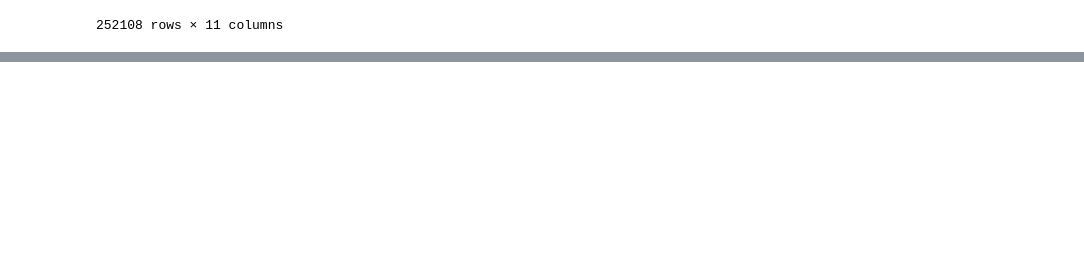
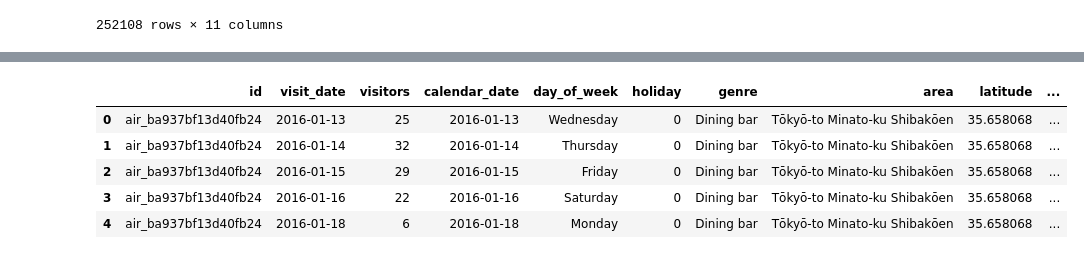
Before and after one commit to fawad07/dat-07-26, a Jupyter notebook: ClassMaterial/Unit2/Class8/Class 8 Notebook.ipynb, the cells around one changed output, grey strips where cells are left out. Drawn from its saved outputs; the diff is of its cells as text; code cells hidden in the pictures; blank space fills up the shorter version.

```diff
--- a/ClassMaterial/Unit2/Class8/Class 8 Notebook.ipynb
+++ b/ClassMaterial/Unit2/Class8/Class 8 Notebook.ipynb
@@ -519,3 +519,8 @@ df.set_index(['id', 'visit_date']).groupby(level=)
 |  | 2017-03-20 | 31 | 2017-03-20 | Monday | 1 | Italian/French | Hyōgo-ken Kōbe-shi Kumoidōri | 34.695124 | 135.197852 | ... |
 |  | 2017-04-09 | 26 | 2017-04-09 | Sunday | 0 | Italian/French | Hyōgo-ken Kōbe-shi Kumoidōri | 34.695124 | 135.197852 | ... |
 252108 rows × 11 columns
+# %%
+df['month'] = df['visit_date'].dt.month
+df['year'] = df['visit_date'].dt.year
+df['quarter'] = df['visit_date'].dt.quarter
+df['time'] = df['visit_date'] - df['visit_date'].min()
@@ -521,0 +543,9 @@ df.set_index(['id', 'visit_date']).groupby(level=)
+# %%
+df.head()
+# %% [output]
+|  | id | visit_date | visitors | calendar_date | day_of_week | holiday | genre | area | latitude | ... |
+| 0 | air_ba937bf13d40fb24 | 2016-01-13 | 25 | 2016-01-13 | Wednesday | 0 | Dining bar | Tōkyō-to Minato-ku Shibakōen | 35.658068 | ... |
+| 1 | air_ba937bf13d40fb24 | 2016-01-14 | 32 | 2016-01-14 | Thursday | 0 | Dining bar | Tōkyō-to Minato-ku Shibakōen | 35.658068 | ... |
+| 2 | air_ba937bf13d40fb24 | 2016-01-15 | 29 | 2016-01-15 | Friday | 0 | Dining bar | Tōkyō-to Minato-ku Shibakōen | 35.658068 | ... |
+| 3 | air_ba937bf13d40fb24 | 2016-01-16 | 22 | 2016-01-16 | Saturday | 0 | Dining bar | Tōkyō-to Minato-ku Shibakōen | 35.658068 | ... |
+| 4 | air_ba937bf13d40fb24 | 2016-01-18 | 6 | 2016-01-18 | Monday | 0 | Dining bar | Tōkyō-to Minato-ku Shibakōen | 35.658068 | ... |
```
Also changed, not shown: parts of 6 cells of this notebook, 5 other files.
